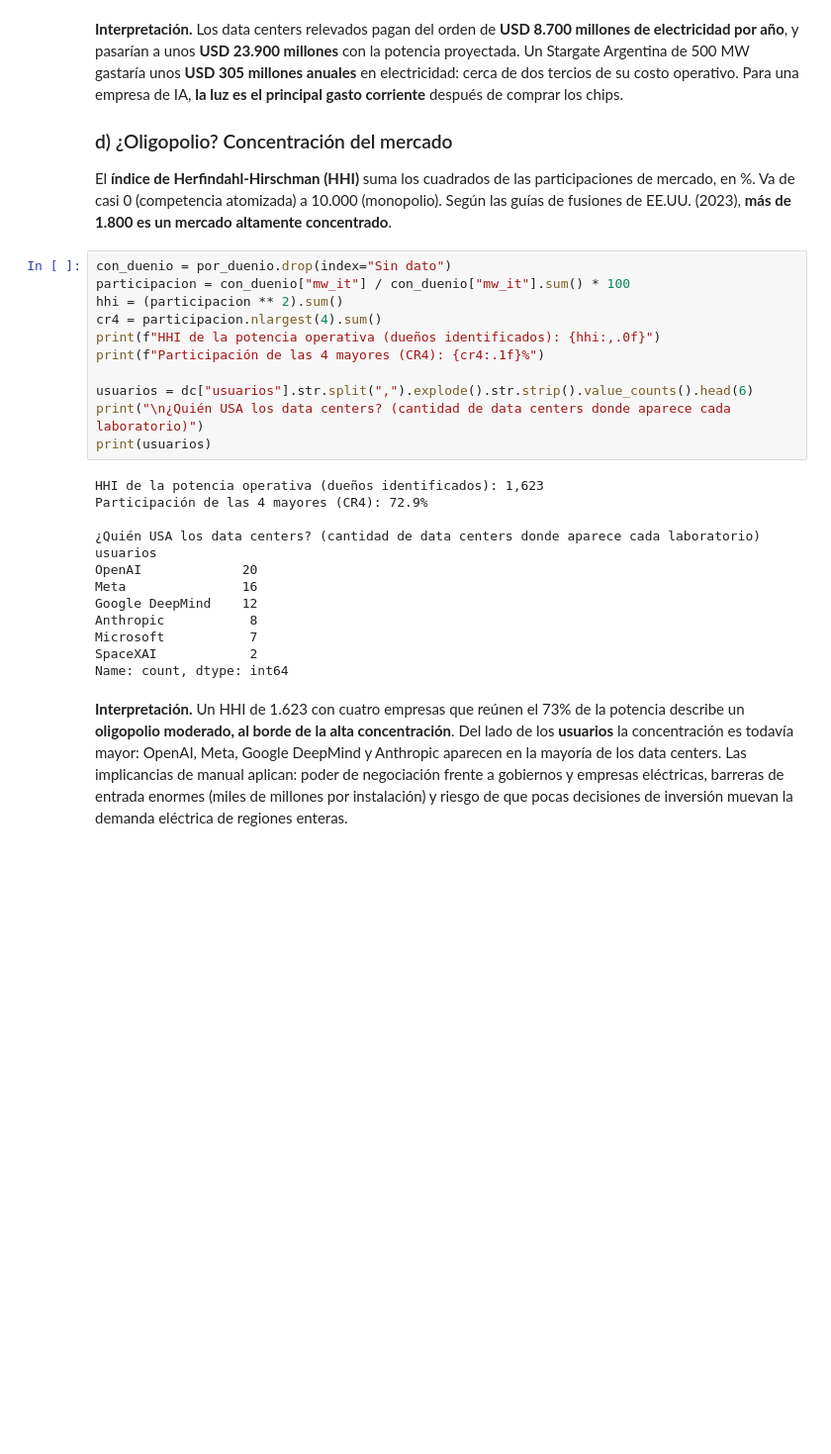
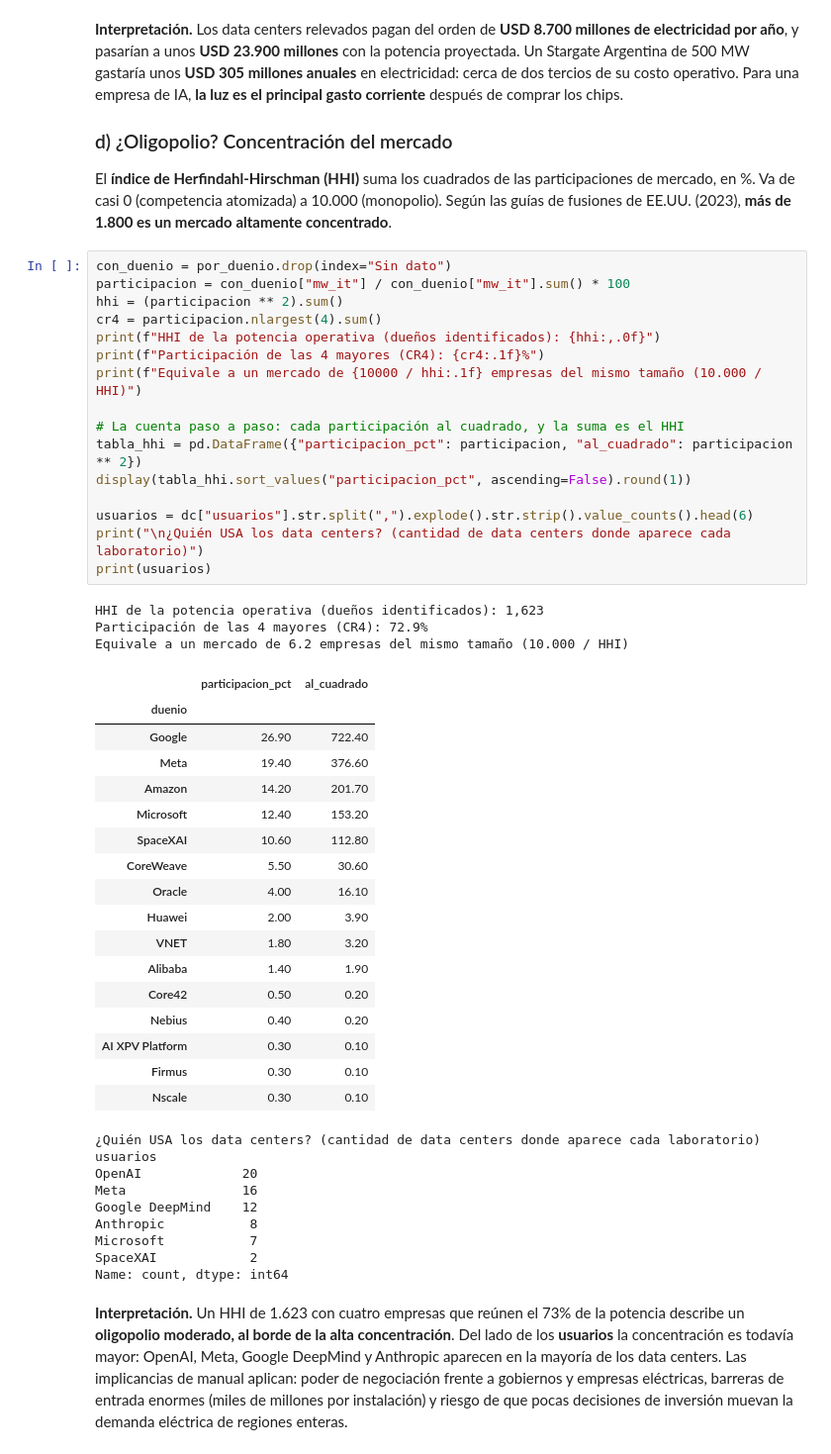
Before and after one commit to Datso653/datacenters-ia, a Jupyter notebook: notebooks/analisis_datacenters.ipynb, the cells around one changed output. Shown at 99% size. Drawn from its saved outputs; the diff is of its cells as text; blank space fills up the shorter version.

```diff
--- a/notebooks/analisis_datacenters.ipynb
+++ b/notebooks/analisis_datacenters.ipynb
@@ -897,26 +897,48 @@ El **índice de Herfindahl-Hirschman (HHI)** suma los cuadrados de las participa
 # %%
 con_duenio = por_duenio.drop(index="Sin dato")
 participacion = con_duenio["mw_it"] / con_duenio["mw_it"].sum() * 100
 hhi = (participacion ** 2).sum()
 cr4 = participacion.nlargest(4).sum()
 print(f"HHI de la potencia operativa (dueños identificados): {hhi:,.0f}")
 print(f"Participación de las 4 mayores (CR4): {cr4:.1f}%")
+print(f"Equivale a un mercado de {10000 / hhi:.1f} empresas del mismo tamaño (10.000 / HHI)")
+
+# La cuenta paso a paso: cada participación al cuadrado, y la suma es el HHI
+tabla_hhi = pd.DataFrame({"participacion_pct": participacion, "al_cuadrado": participacion ** 2})
+display(tabla_hhi.sort_values("participacion_pct", ascending=False).round(1))
 
 usuarios = dc["usuarios"].str.split(",").explode().str.strip().value_counts().head(6)
 print("\n¿Quién USA los data centers? (cantidad de data centers donde aparece cada laboratorio)")
 print(usuarios)
 # %% [output]
 HHI de la potencia operativa (dueños identificados): 1,623
 Participación de las 4 mayores (CR4): 72.9%
-
-¿Quién USA los data centers? (cantidad de data centers donde aparece cada laboratorio)
-usuarios
-OpenAI             20
-Meta               16
-Google DeepMind    12
-Anthropic           8
-Microsoft           7
-SpaceXAI            2
-Name: count, dtype: int64
+Equivale a un mercado de 6.2 empresas del mismo tamaño (10.000 / HHI)
+|  | participacion_pct | al_cuadrado |
+| duenio |  |  |
+| Google | 26.90 | 722.40 |
+| Meta | 19.40 | 376.60 |
+| Amazon | 14.20 | 201.70 |
+| Microsoft | 12.40 | 153.20 |
+| SpaceXAI | 10.60 | 112.80 |
+| CoreWeave | 5.50 | 30.60 |
+| Oracle | 4.00 | 16.10 |
+| Huawei | 2.00 | 3.90 |
+| VNET | 1.80 | 3.20 |
+| Alibaba | 1.40 | 1.90 |
+| Core42 | 0.50 | 0.20 |
+| Nebius | 0.40 | 0.20 |
+| AI XPV Platform | 0.30 | 0.10 |
+| Firmus | 0.30 | 0.10 |
+| Nscale | 0.30 | 0.10 |
+¿Quién USA los data centers? (cantidad de data centers donde aparece cada laboratorio)
+usuarios
+OpenAI             20
+Meta               16
+Google DeepMind    12
+Anthropic           8
+Microsoft           7
+SpaceXAI            2
+Name: count, dtype: int64
 # %% [markdown]
 **Interpretación.** Un HHI de 1.623 con cuatro empresas que reúnen el 73% de la potencia describe un **oligopolio moderado, al borde de la alta concentración**. Del lado de los **usuarios** la concentración es todavía mayor: OpenAI, Meta, Google DeepMind y Anthropic aparecen en la mayoría de los data centers. Las implicancias de manual aplican: poder de negociación frente a gobiernos y empresas eléctricas, barreras de entrada enormes (miles de millones por instalación) y riesgo de que pocas decisiones de inversión muevan la demanda eléctrica de regiones enteras.
```
Also changed, not shown: parts of 10 cells of this notebook, 10 other files.
